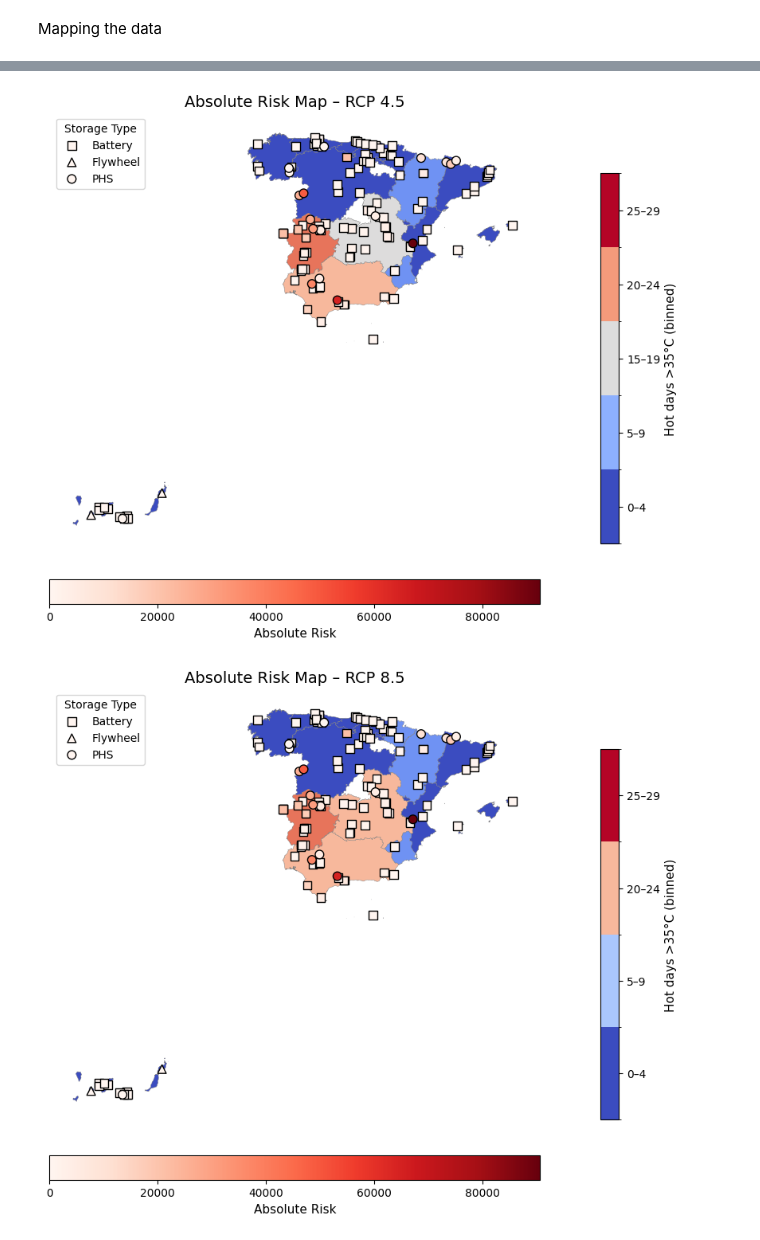
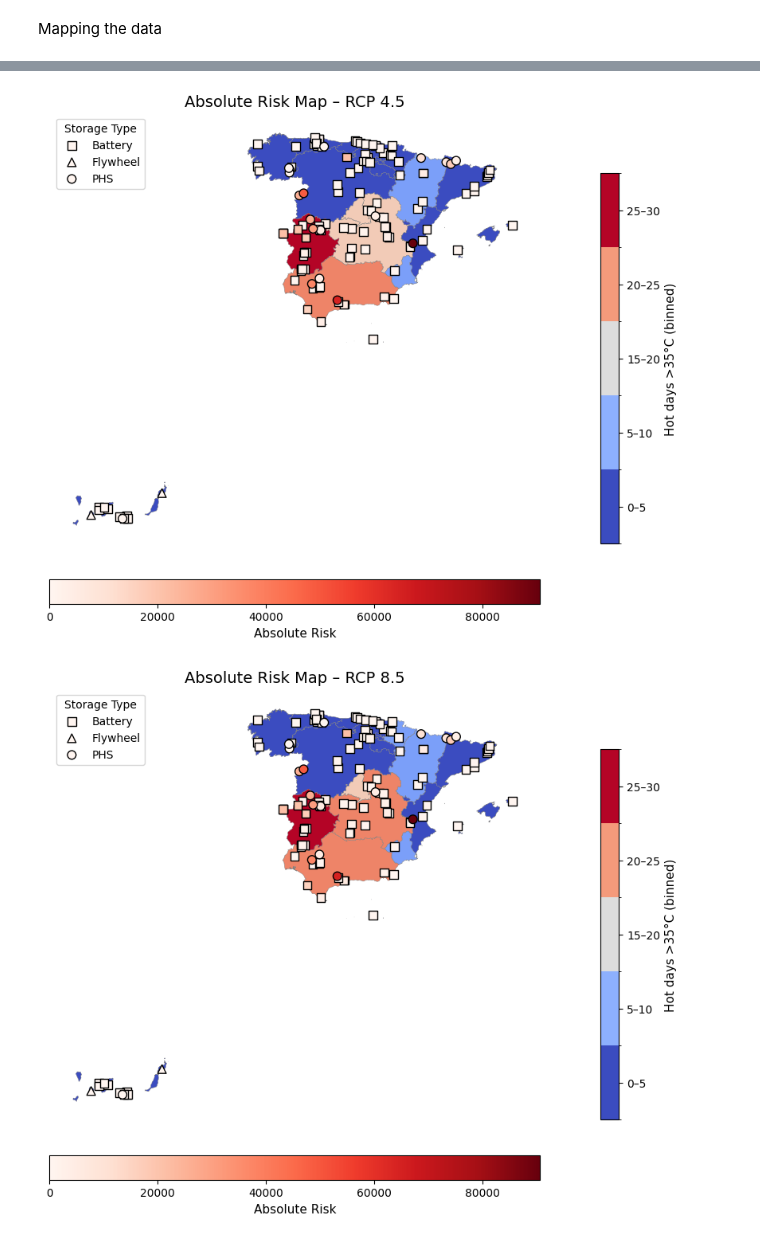
Before and after one commit to MariusMC8/Thesis-coding, a Jupyter notebook: Risk_ranking_maps.ipynb, the cells around one changed output, grey strips where cells are left out. Saved outputs shown, nothing was run; the diff lists cells and outputs as text; code cells hidden in the pictures.

```diff
--- a/Risk_ranking_maps.ipynb
+++ b/Risk_ranking_maps.ipynb
@@ -2625,13 +2507,51 @@ POWER_COL = "Power (MW)"
 IMPORTANCE_COL = "Importance score"
 VULN_COL = "Vulnerability hot days >35C"
 
-HAZ_CUR = "Hot days >35C 1991-2020 strength"
+HAZ_CUR = "Hot days >35C 1991-2020 hazard strength"
 HAZ_45 = "Hot days >35C 2011-2040 hazard strength RCP4.5"
 HAZ_85 = "Hot days >35C 2011-2040 hazard strength RCP8.5"
 
 HOT_CUR = "Hot days >35C 1991-2020"
 HOT_45 = "Hot days >35C 2011-2040 RCP4.5"
 HOT_85 = "Hot days >35C 2011-2040 RCP8.5"
+
+# =========================================================
+# REGION-LEVEL BACKGROUND
+# =========================================================
+# 1. Bin function
+
+bins = [0, 5, 10, 15, 20, 25, 30]
+labels = ["0–5", "5–10", "10–15", "15–20", "20–25", "25–30"]
+
+def apply_fixed_bins(df, col):
+    df[col + "_binned"] = pd.cut(
+        df[col],
+        bins=bins,
+        labels=labels,
+        include_lowest=True,
+        right=False
+    )
+    return df
+
+#Create region background from regions
+
+regions_bg = regions.copy()
+
+# Map current and future hot days data to regions_bg
+regions_bg[HOTDAYSCURRENT_COL] = regions_bg["NAME_1"].map(
+    hot_days_35_present_dict
+)
+regions_bg[HOTDAYS45_COL] = regions_bg["NAME_1"].map(
+    hot_days_35_future45_dict
+)
+regions_bg[HOTDAYS85_COL] = regions_bg["NAME_1"].map(
+    hot_days_35_future85_dict
+)
+
+#Apply binning to ALL regions
+regions_bg = apply_fixed_bins(regions_bg, HOTDAYSCURRENT_COL)
+regions_bg = apply_fixed_bins(regions_bg, HOTDAYS45_COL)
+regions_bg = apply_fixed_bins(regions_bg, HOTDAYS85_COL)
 
 # ============================================
 # 1. EXPOSURE SELECTION (MWh > MW > 1)
@@ -2705,24 +2625,19 @@ def plot_absolute_risk(bg_col, risk_col, title):
     fig, ax = plt.subplots(figsize=(10, 8))
 
     # ---- Background map using HOT-DAY bins ----
-    merged_bg = regions.merge(
-        data[[REGION_COL, bg_col + "_binned"]].drop_duplicates(subset=[REGION_COL]),
-        left_on="NAME_1",
-        right_on=REGION_COL,
-        how="left"
-    )
+    background = regions_bg
 
-    merged_bg.plot(
+    background.plot(
         column=bg_col + "_binned",
         cmap="coolwarm",
+        linewidth=0.3,
+        edgecolor="grey",
         ax=ax,
-        edgecolor="grey",
-        linewidth=0.3,
         legend=False
     )
 
     # Custom legend for background bins
-    categories = merged_bg[bg_col + "_binned"].dropna().unique().tolist()
+    categories = regions_bg[bg_col + "_binned"].dropna().unique().tolist()
     categories.sort(key=lambda c: float(c.split("–")[0]) if "–" in c else 99)
     cmap_bg = cm.get_cmap("coolwarm", len(categories))
     sm_bg = cm.ScalarMappable(
@@ -2734,7 +2649,7 @@ def plot_absolute_risk(bg_col, risk_col, title):
     cbar1.set_ticklabels(categories)
     cbar1.set_label("Hot days >35°C (binned)", fontsize=11)
 
-    # ---- Storage projects (absolute risk) ----
+    # ---- Storage projects ----
     vals = points[risk_col].astype(float)
     norm = mcolors.Normalize(vmin=vals.min(), vmax=vals.max())
 
@@ -2815,2 +2730,2 @@ plot_absolute_risk(
-[figure, old version]
+[figure, new version]
-[figure, old version]
+[figure, new version]
```
Also changed, not shown: parts of 13 cells of this notebook.
